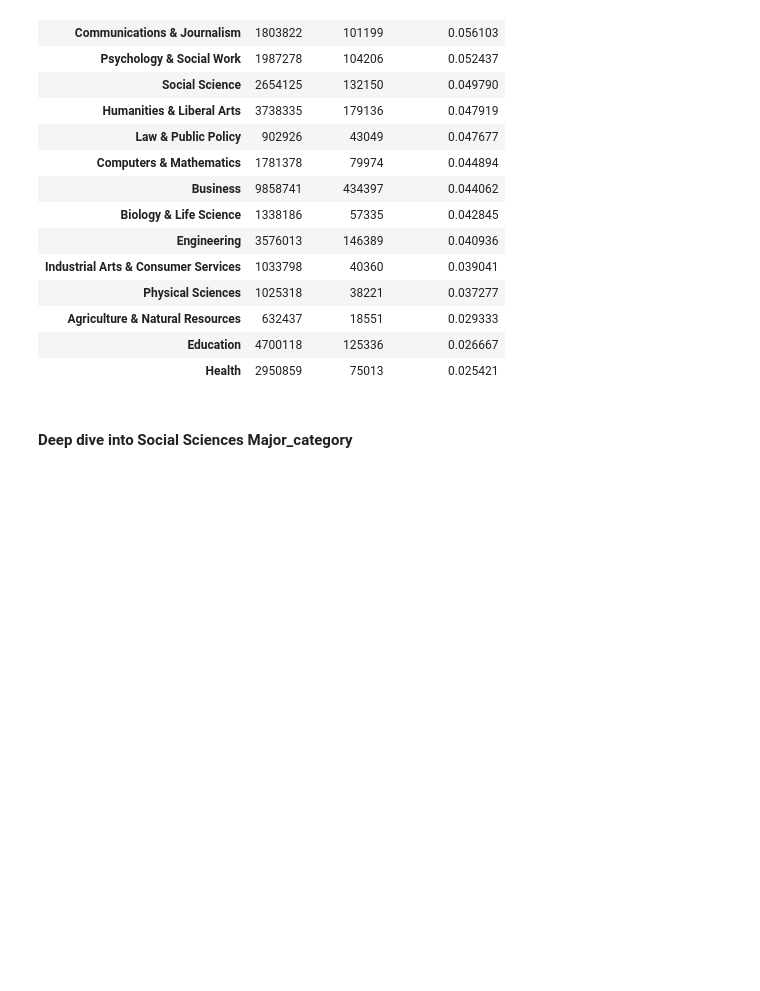
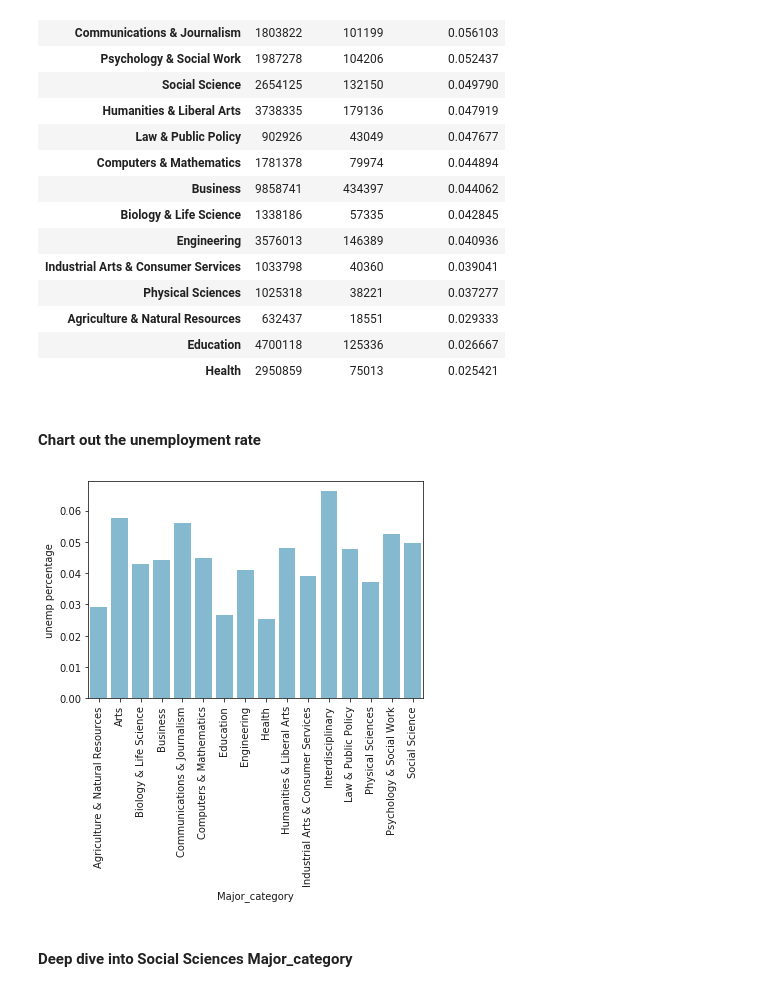
Before and after one commit to braddillon/jupyter_pandas_intro, a Jupyter notebook: JupyterPandas Intro1.ipynb, the cells around one changed output. Drawn from its saved outputs; the diff is of its cells as text; code cells hidden in the pictures; blank space fills up the shorter version.

```diff
--- a/JupyterPandas Intro1.ipynb
+++ b/JupyterPandas Intro1.ipynb
@@ -162,6 +162,14 @@ unemp_by_major_cat.sort_values(by=['unemp percentage'], ascending=False)
 | Agriculture & Natural Resources | 632437 | 18551 | 0.029333 |
 | Education | 4700118 | 125336 | 0.026667 |
 | Health | 2950859 | 75013 | 0.025421 |
+# %% [markdown]
+#### Chart out the unemployment rate
+# %%
+f, ax = plt.subplots()
+sns.barplot(x="Major_category", y="unemp percentage", data=unemp_by_major_cat.reset_index(), color="c")
+xaxis = ax.set_xticklabels(ax.get_xticklabels(),rotation=90)
+# %% [output]
+[figure, added]
 # %% [markdown]
 #### Deep dive into Social Sciences Major_category
 # %%
```
Also changed, not shown: parts of 6 cells of this notebook.
